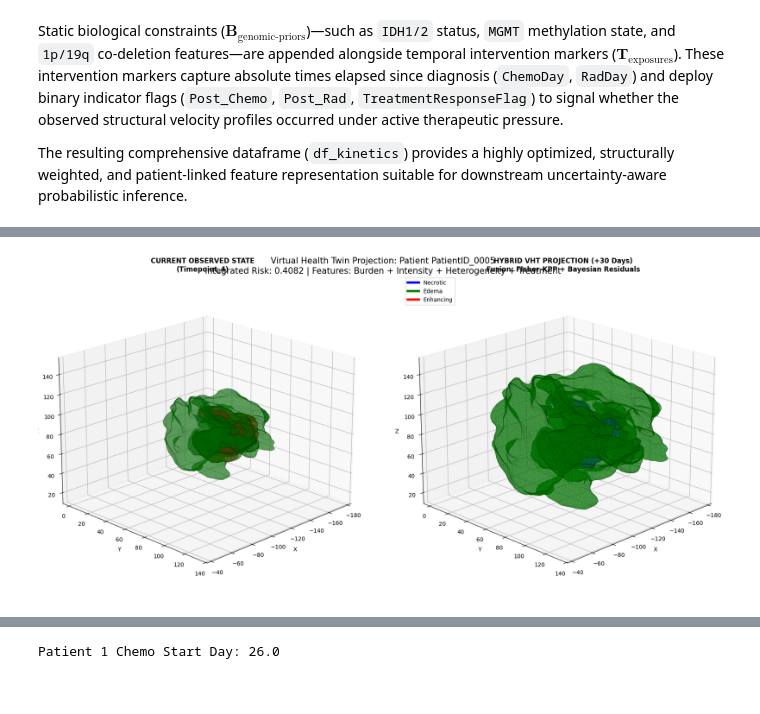
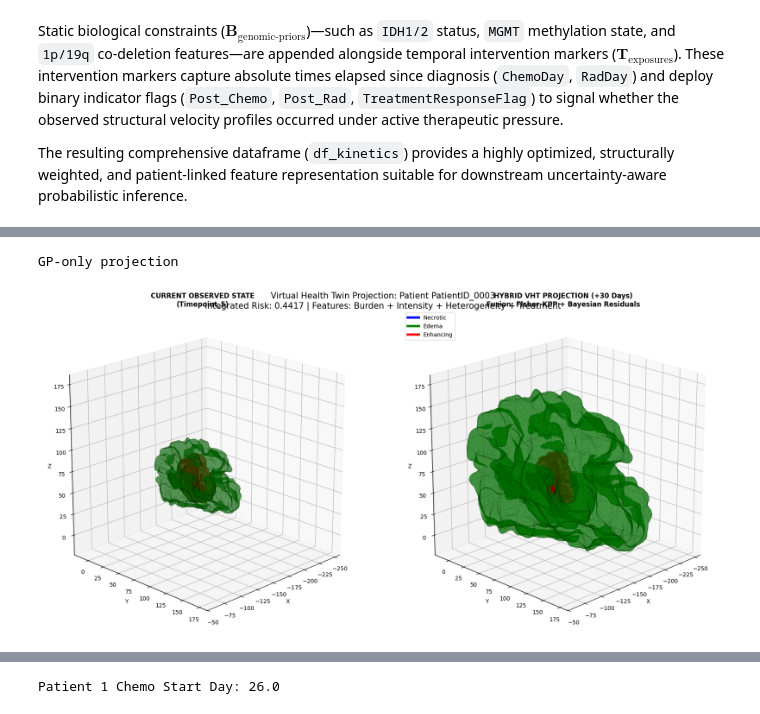
Before and after one commit to Achintha9533/NEXUS-Brain, a Jupyter notebook: main.ipynb, the cells around one changed output, grey strips where cells are left out. Saved outputs shown, nothing was run; the diff lists cells and outputs as text; code cells hidden in the pictures.

```diff
--- a/main.ipynb
+++ b/main.ipynb
@@ -1431,5 +1673,6 @@ This approach keeps spatial dimensions stable during perspective changes ($\thet
 # %%
-# Execution
-visualize_vht_3d_prediction(patient_idx=1, days=30)
+print("GP-only projection")
+visualize_vht_3d_prediction(patient_idx=0, days=30, mode="gp")
 # %% [output]
+GP-only projection
-[figure, old version]
+[figure, new version]
```
Also changed, not shown: parts of 6 cells of this notebook.
